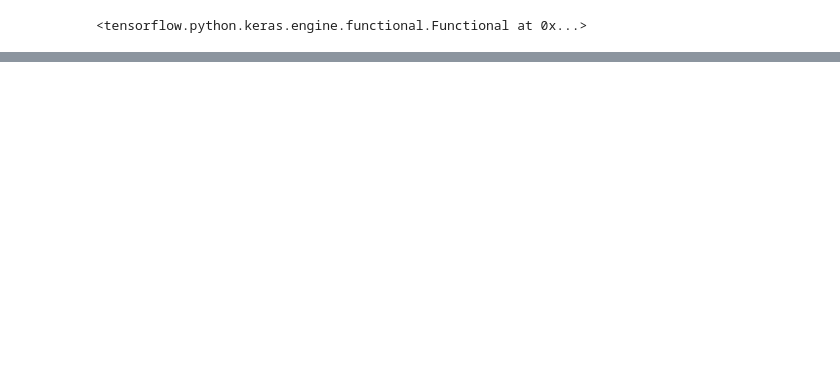
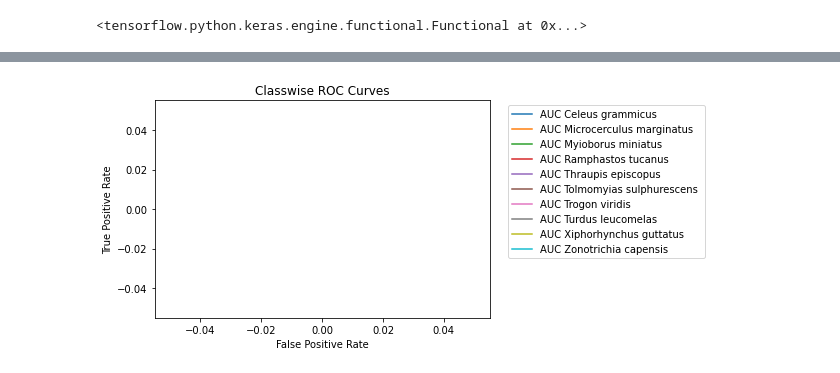
Before and after one commit to UCSD-E4E/passive-acoustic-biodiversity, a Jupyter notebook: BirdNET-Analyzer/BirdNET-Analyzer_Retraining.ipynb, the cells around one changed output, grey strips where cells are left out. Drawn from its saved outputs; the diff is of its cells as text; code cells hidden in the pictures; blank space fills up the shorter version.

Commit message:
Added visualizations, ready for larger scale retraining

```diff
--- a/BirdNET-Analyzer/BirdNET-Analyzer_Retraining.ipynb
+++ b/BirdNET-Analyzer/BirdNET-Analyzer_Retraining.ipynb
@@ -619,0 +666,2 @@ RUNNINGS 29
+# %%
+validate_dataset = ValidDataset(X_train, Y_train, batch_size)
@@ -619,0 +689,29 @@ RUNNINGS 29
+# %%
+#Label_df_one_hot_encoding
+label_df = pd.DataFrame(columns=range(validate_dataset.len_of_labels()))
+scores_df = pd.DataFrame(columns=range(validate_dataset.len_of_labels()))
+preds_df = pd.DataFrame(columns=range(validate_dataset.len_of_labels()))
+for i in range(len(validate_dataset)):
+    #print(i)
+    predictions = model_extended.predict(
+        validate_dataset.__getitem__(i)[0],
+        batch_size=None,
+        verbose='1',
+        steps=None,
+        callbacks=None,
+        max_queue_size=10,
+        workers=1,
+        use_multiprocessing=False
+    )
+
+    label = predictions.argmax()
+    label_arr = np.zeros(validate_dataset.len_of_labels())
+    label_arr[label] = 1
+
+    preds_df = preds_df.append(pd.DataFrame(np.array([label_arr])))
+    scores_df = scores_df.append(pd.DataFrame(predictions))
+    label_df = label_df.append(pd.DataFrame(validate_dataset.__getitem__(i)[1].numpy()))
+
+preds_df.columns = species_of_interests
+scores_df.columns = species_of_interests
+label_df.columns = species_of_interests
@@ -619,0 +802,14 @@ RUNNINGS 29
+# %%
+import matplotlib.pyplot as plt
+for species in species_of_interests:
+    fpr, tpr, thresh = roc_curve(label_df[species],  scores_df[species])
+    auc = roc_auc_score(label_df[species],  preds_df[species])
+    plt.plot(fpr,tpr,label="AUC " + species + " "+str(auc))
+
+plt.title('Classwise ROC Curves')
+plt.ylabel('True Positive Rate')
+plt.xlabel('False Positive Rate')
+plt.legend(bbox_to_anchor=(1.04,1), loc="upper left")
+plt.show()
+# %% [output]
+[figure, added]
```
Also changed, not shown: parts of 15 cells of this notebook, 1 other file.
